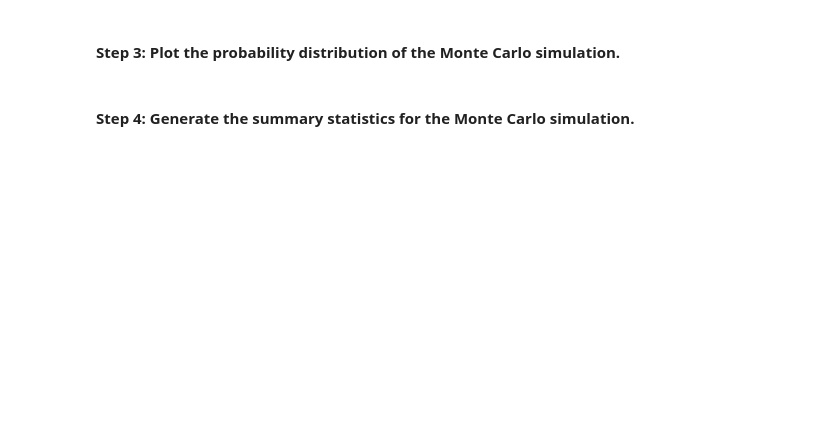
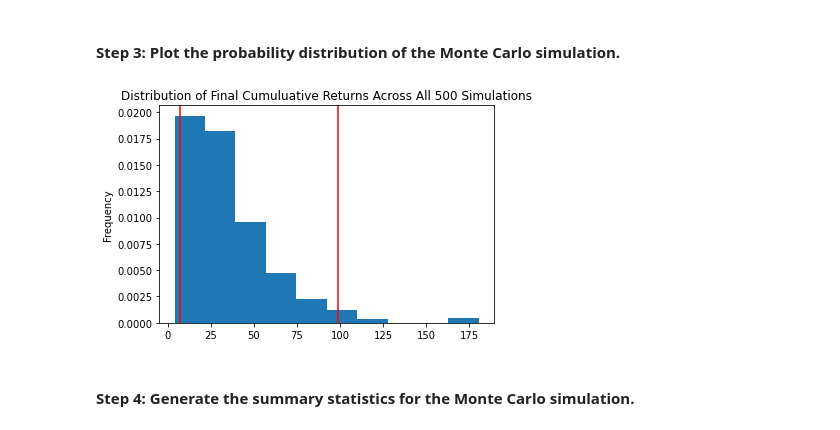
Before and after one commit to chdi2942/Financial_Planning_Tool, a Jupyter notebook: financial_planning_tools.ipynb, the cells around one changed output. Drawn from its saved outputs; the diff is of its cells as text; code cells hidden in the pictures; blank space fills up the shorter version.

```diff
--- a/financial_planning_tools.ipynb
+++ b/financial_planning_tools.ipynb
@@ -462,7 +539,9 @@ In this section, you’ll use the MCForecastTools library to create a Monte Carl
 # %%
 # Visualize the probability distribution of the 30-year Monte Carlo simulation
 # by plotting a histogram
-# YOUR CODE HERE
+MC_SPY60_AGG40_distribution_plot = MC_SPY60_AGG40.plot_distribution()
+# %% [output]
+[figure, added]
 # %% [markdown]
 #### Step 4: Generate the summary statistics for the Monte Carlo simulation.
 # %%
```
Also changed, not shown: parts of 30 cells of this notebook.
